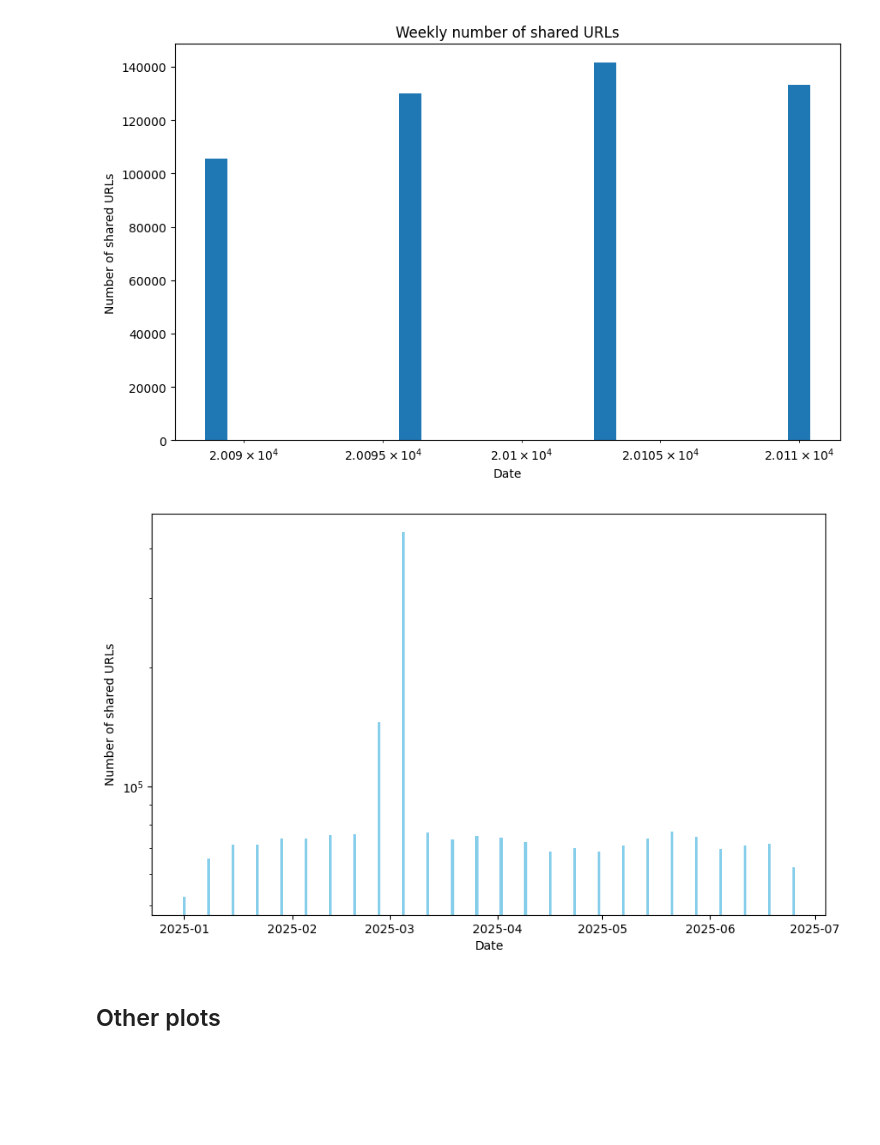
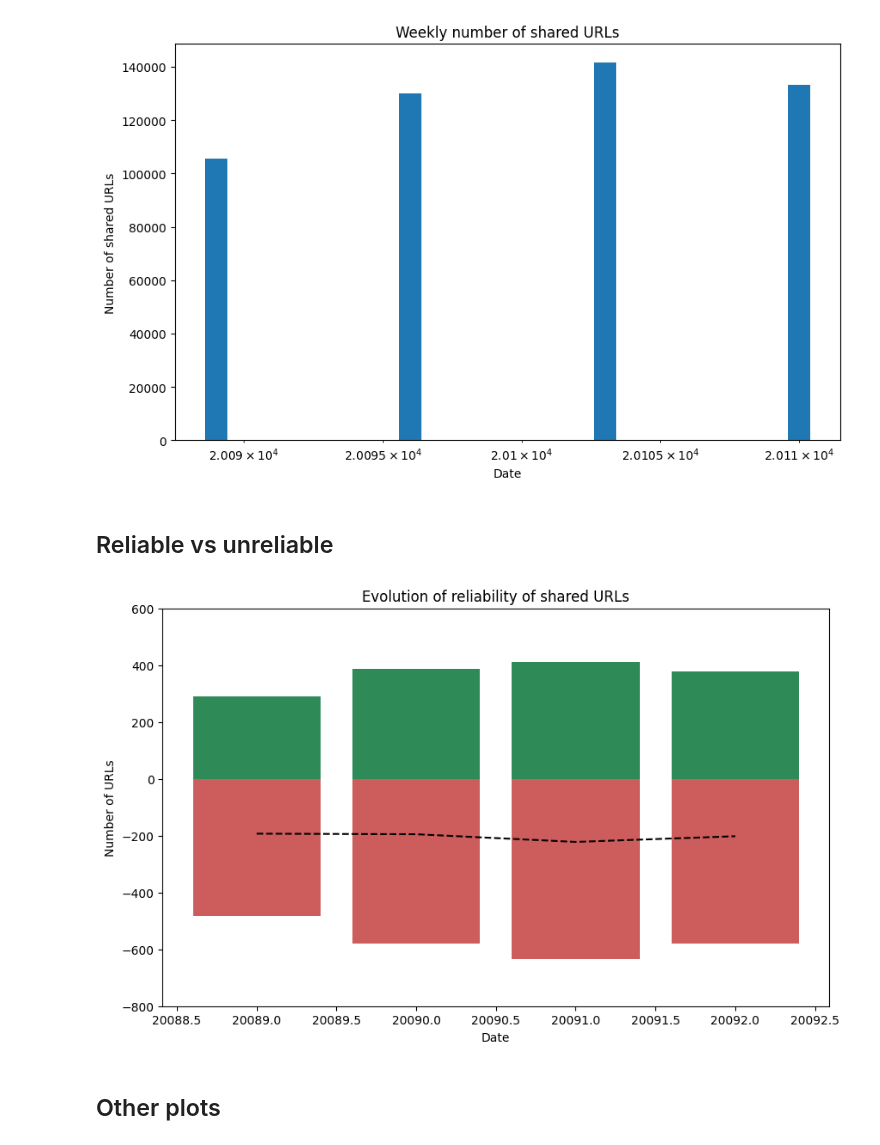
Before and after one commit to TLouf/AI4trust-observatory, a Jupyter notebook: viz.ipynb, the cells around one changed output. Drawn from its saved outputs; the diff is of its cells as text; code cells hidden in the pictures; blank space fills up the shorter version.

```diff
--- a/viz.ipynb
+++ b/viz.ipynb
@@ -250,12 +291,7 @@ plot_from_d(plot_d, ax)
 fig.show()
 # %% [output]
 [figure]
-# %%
-fig, ax = plt.subplots(figsize=(10, 6))
-ax.bar(x='date', height='url_count', data=stats_evol, color='skyblue')
-ax.set_xlabel('Date')
-ax.set_ylabel('Number of shared URLs')
-ax.set_yscale('log')
-fig.show()
-# %% [output]
-[figure, removed]
+# %% [markdown]
+## Reliable vs unreliable
+# %%
+plot_path = Path('reliable_vs_unreliable.json')
@@ -262,3 +310,11 @@ fig.show()
+# %%
+plot_d = load_dict(plot_path)
+df = df_from_data_d(plot_d["data"])
+fig, ax = plt.subplots(figsize=(10, 6))
+ax = plot_from_d(df, plot_d, ax)
+fig.show()
+# %% [output]
+[figure, added]
 # %% [markdown]
 ## Other plots
 # %%
```
Also changed, not shown: parts of 23 cells of this notebook.
